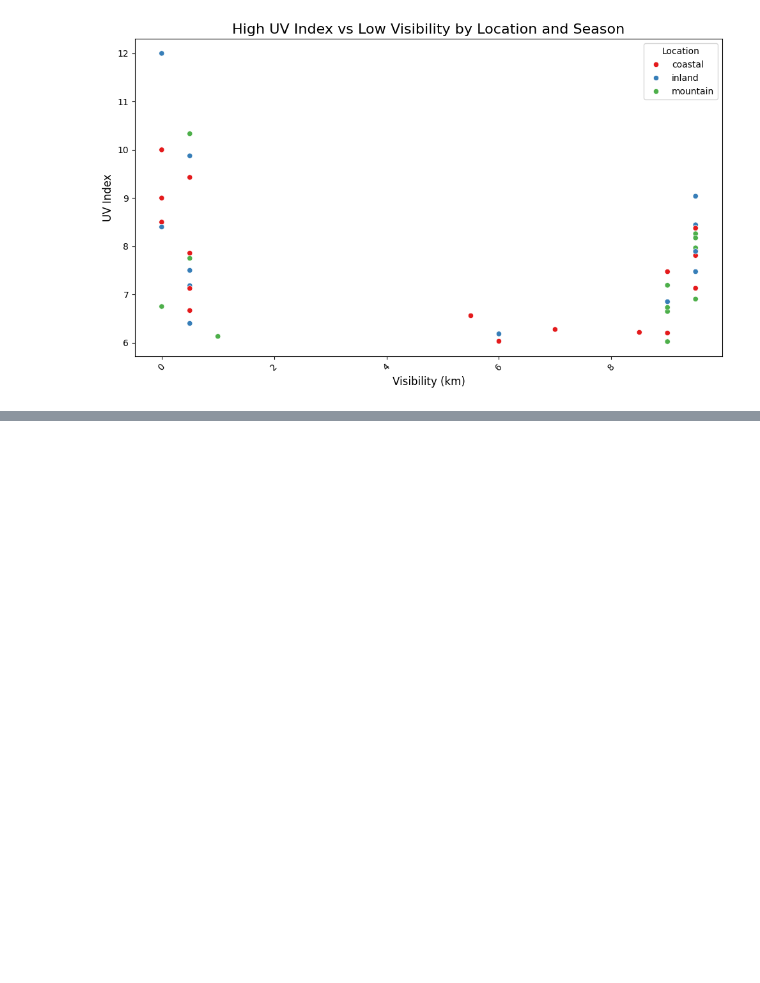
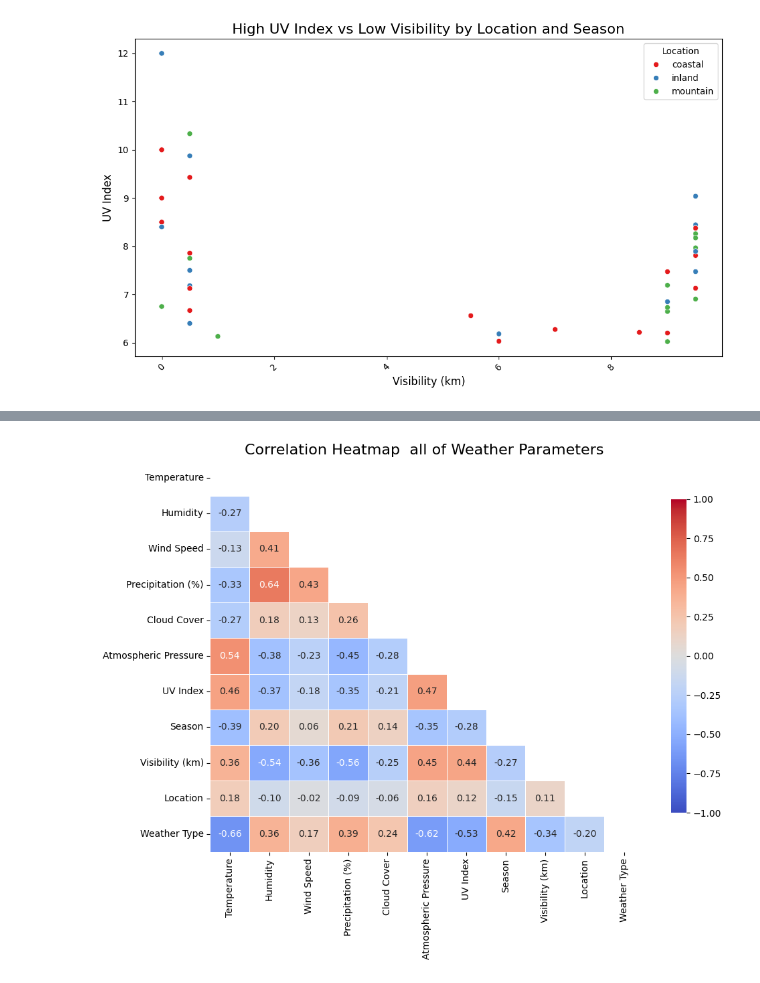
Before and after one commit to Farazmghm/Business-Machine-Learning-and-EDA, a Jupyter notebook: weather_prediction.ipynb, the cells around one changed output, grey strips where cells are left out. Saved outputs shown, nothing was run; the diff lists cells and outputs as text; code cells hidden in the pictures; blank space fills up the shorter version.

```diff
--- a/weather_prediction.ipynb
+++ b/weather_prediction.ipynb
@@ -591,0 +625,25 @@ plt.show()
+# %%
+df['Cloud Cover']=df['Cloud Cover'].map({'partly cloudy':0,'clear':1,'overcast':2,'cloudy':3})
+df['Season']=df['Season'].map({'Spring':0,'Summer':1,'Autumn':2,'Winter':3})
+df['Location']=df['Location'].map({'inland':0,'mountain':1,'coastal':2})
+df['Weather Type']=df['Weather Type'].map({'Sunny':0,'Rainy':1,'Cloudy':2,'Snowy':3})
+# %%
+df_weather=df
+corr_weather=df_weather.corr(method='spearman')
+mask = np.triu(np.ones_like(corr_weather, dtype=bool))
+
+# Set up the matplotlib figure
+plt.figure(figsize=(10, 8))
+
+# Draw the heatmap with the mask and correct aspect ratio
+sns.heatmap(corr_weather, mask=mask, annot=True, cmap='coolwarm', fmt='.2f',
+            linewidths=0.5, cbar_kws={"shrink": 0.8}, vmin=-1, vmax=1)
+
+# Add titles and labels
+plt.title('Correlation Heatmap  all of Weather Parameters ', fontsize=16)
+plt.tight_layout()
+
+# Show the plot
+plt.show()
+# %% [output]
+[figure, added]
```
Also changed, not shown: parts of 4 cells of this notebook.
